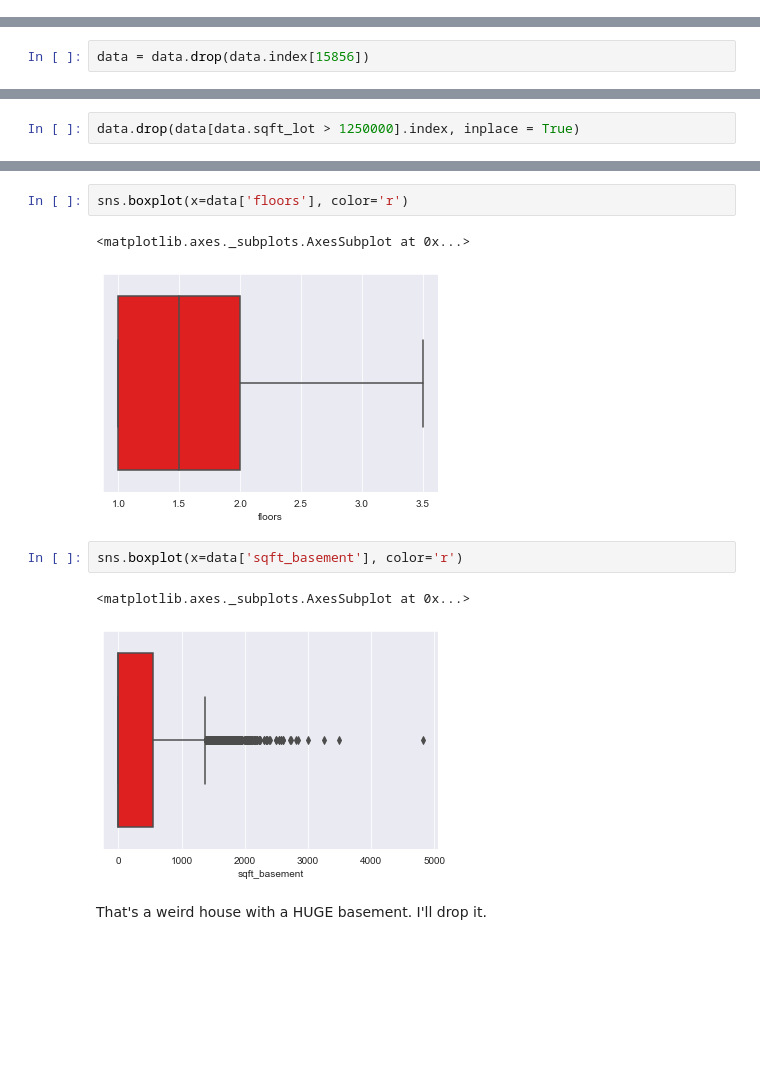
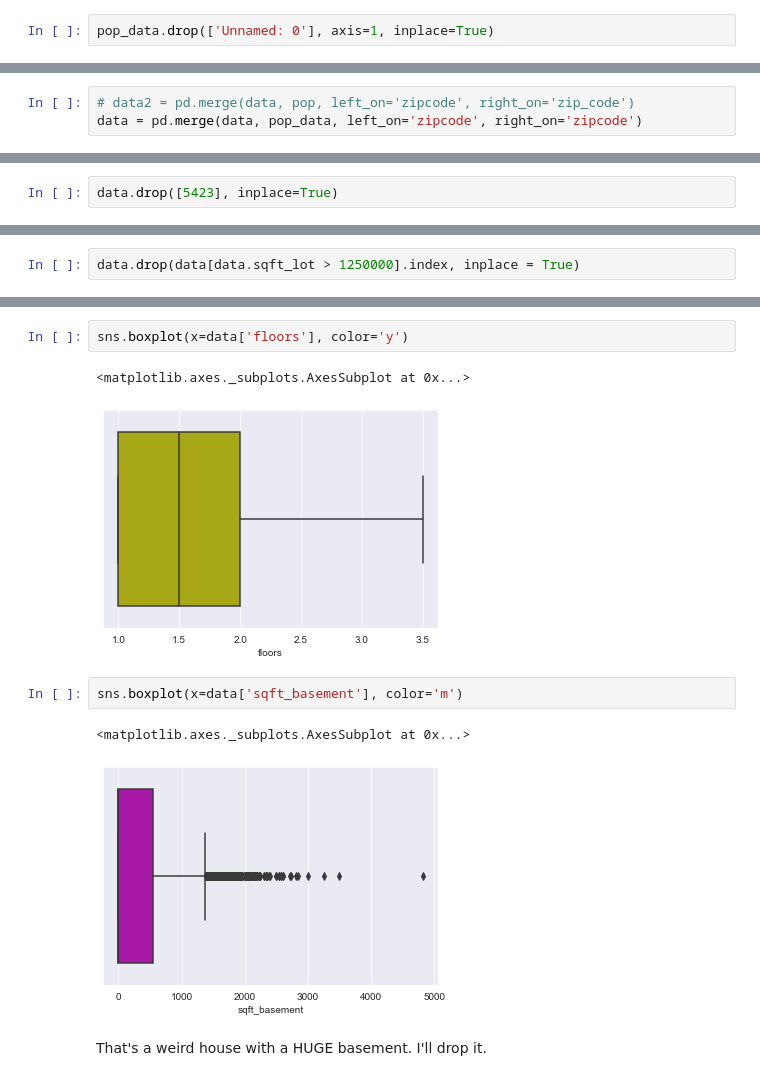
Before and after one commit to halpert3/dsc-mod-2-project-v2-1-onl01-dtsc-pt-070620, a Jupyter notebook: EDA_v2.ipynb, the cells around one changed output, grey strips where cells are left out. Cells and saved outputs as stored; diff of their text form; blank space fills up the shorter version.

Commit message:
finished data cleaning and EDA

```diff
--- a/EDA_v2.ipynb
+++ b/EDA_v2.ipynb
@@ -48,0 +59,2 @@ dtype: object
+# %%
+pop_data.drop(['Unnamed: 0'], axis=1, inplace=True)
@@ -48,0 +67,3 @@ dtype: object
+# %%
+# data2 = pd.merge(data, pop, left_on='zipcode', right_on='zip_code')
+data = pd.merge(data, pop_data, left_on='zipcode', right_on='zipcode')
@@ -295,7 +339,7 @@ data[data.bedrooms > 20]
 # %% [markdown]
 I'll remove this one.
-# %%
-data = data.drop(data.index[15856])
+# %%
+data.drop([5423], inplace=True)
 # %%
 sns.boxplot(x=data['bedrooms'], color='r')
 # %% [output]
@@ -338,13 +387,13 @@ data.drop(data[data.sqft_lot > 1250000].index, inplace = True)
 # %%
-sns.boxplot(x=data['floors'], color='r')
+sns.boxplot(x=data['floors'], color='y')
 # %% [output]
 <matplotlib.axes._subplots.AxesSubplot at 0x...>
-[figure, old version]
+[figure, new version]
 # %%
-sns.boxplot(x=data['sqft_basement'], color='r')
+sns.boxplot(x=data['sqft_basement'], color='m')
 # %% [output]
 <matplotlib.axes._subplots.AxesSubplot at 0x...>
-[figure, old version]
+[figure, new version]
 # %% [markdown]
 That's a weird house with a HUGE basement. I'll drop it.
 # %%
```
Also changed, not shown: parts of 74 cells of this notebook, 5 other files.
